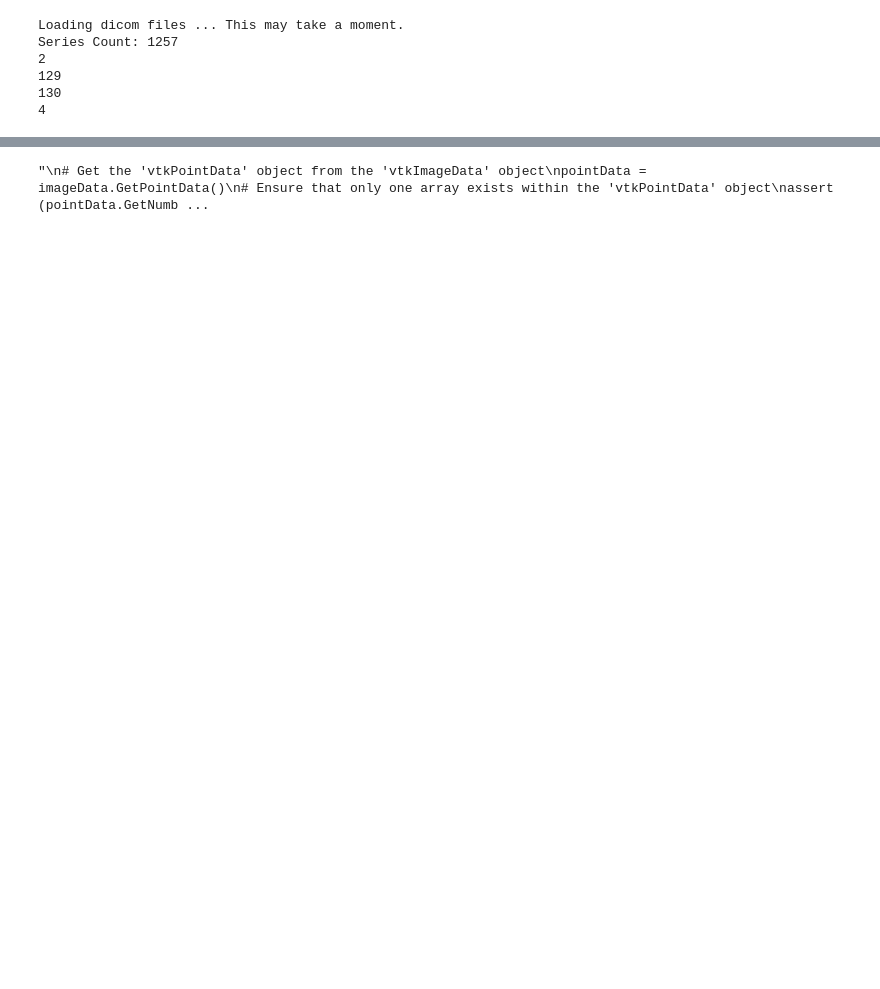
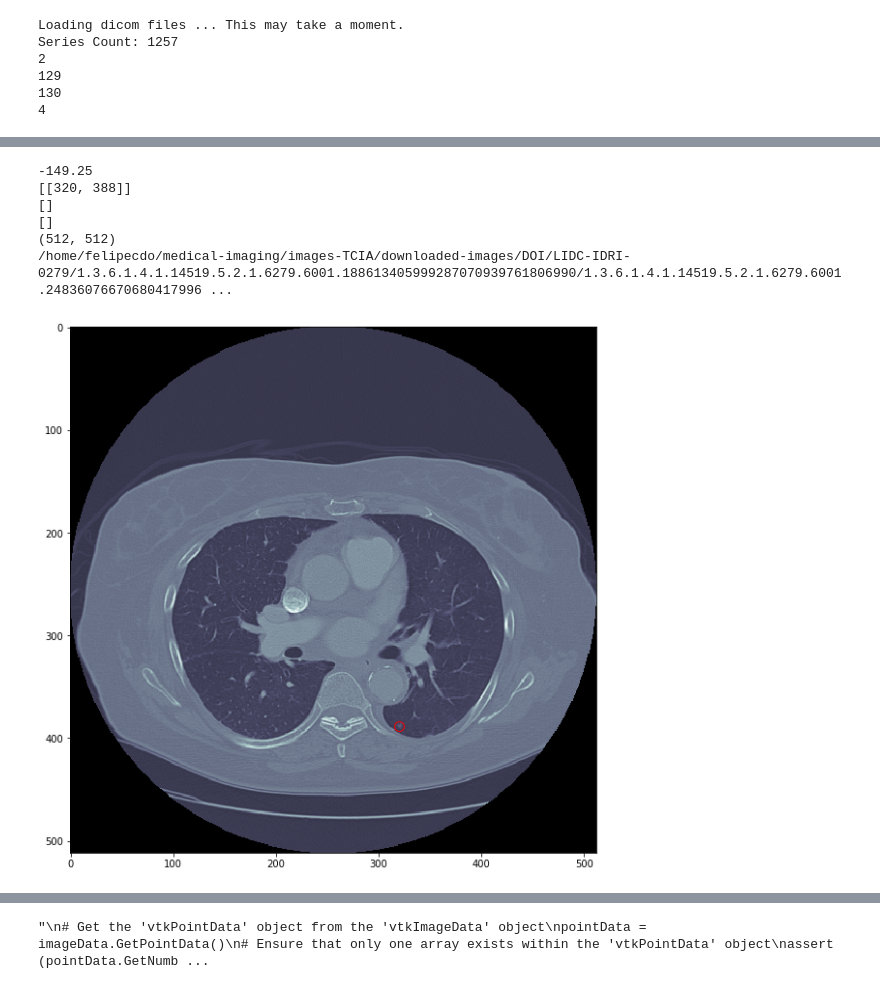
Before and after one commit to felipecdo/lidc-hybrid-segmentation-, a Jupyter notebook: notebooks/LIDC-HybridSegmentation.ipynb, the cells around one changed output, grey strips where cells are left out. Drawn from its saved outputs; the diff is of its cells as text; code cells hidden in the pictures; blank space fills up the shorter version.

Commit message:
Trying to map XML into Image

```diff
--- a/notebooks/LIDC-HybridSegmentation.ipynb
+++ b/notebooks/LIDC-HybridSegmentation.ipynb
@@ -15,6 +15,9 @@ class LidcSeries:
     folder_path=""
     xml_path=""
     dicom_image_paths=[]
+
+    def set_xml_info(self,xml_info):
+        self.xml_info = xml_info
     def set_image_paths(self,image_paths):
         self.dicom_image_paths = sorted(image_paths)
     def __str__(self):
@@ -134,2 +509,45 @@ success
+# %%
+current_series = series[1]
+xml_path = current_series.xml_path
+xml_info = parse_xml_file(xml_path)
+current_series.set_xml_info(xml_info)
+
+roi = current_series.xml_info.annotations[0].nodules[0].rois[0]
+
+print roi.z
+print roi.roi_xy
+print roi.roi_rect
+print roi.roi_centroid
+
+
+image = False
+for i in range (0,len(current_series.dicom_image_paths)):
+    ds = current_series.read_dicom_image(i)
+    if(ds.SliceLocation == roi.z):
+        image = ds
+        break
+
+
+fig, ax = pyplot.subplots(figsize=(18, 10))
+image_to_show = image.pixel_array
+ax.imshow(image.pixel_array, cmap=pyplot.cm.bone)
+
+print image.pixel_array.shape
+roi_x = roi.roi_xy[0][0]
+roi_y = roi.roi_xy[0][1]
+
+
+ax.plot([roi_x],[roi_y], 'ro',  markersize=10, markerfacecolor='none', markeredgecolor='r')
+
+print( current_series.dicom_image_paths[0])
+pyplot.show()
+# %% [output]
+-149.25
+[[320, 388]]
+[]
+[]
+(512, 512)
+/home/felipecdo/medical-imaging/images-TCIA/downloaded-images/DOI/LIDC-IDRI-0279/1.3.6.1.4.1.14519.5.2.1.6279.6001.188613405999287070939761806990/1.3.6.1.4.1.14519.5.2.1.6279.6001.24836076670680417996 ...
+[figure, added]
 # %%
 lstFilesDCM = series[1].dicom_image_paths
```
Also changed, not shown: parts of 4 cells of this notebook, 1 other file.
